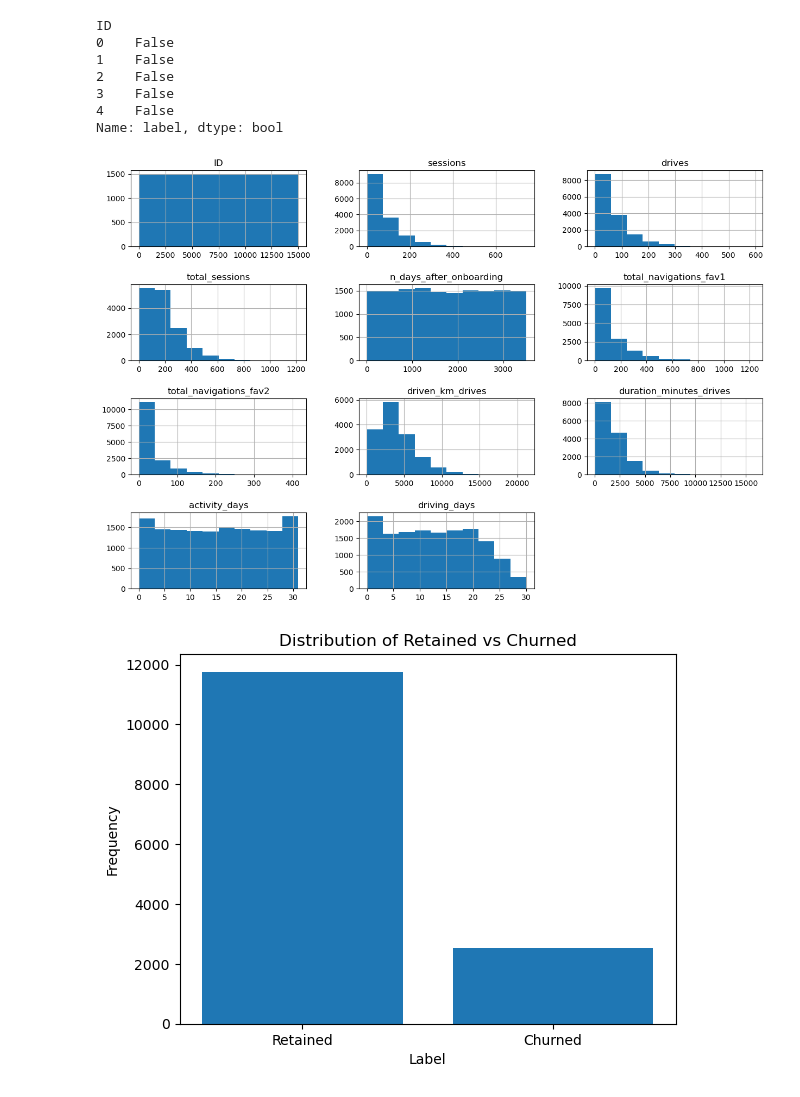
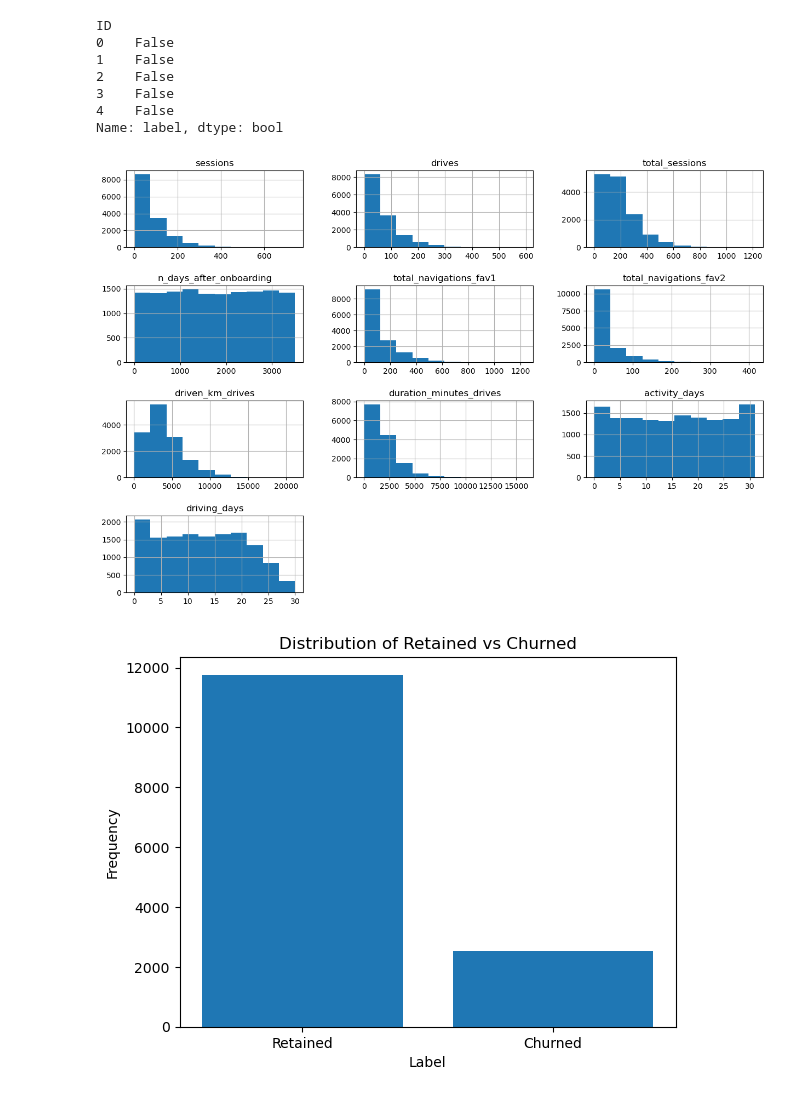
Before and after one commit to amoutafian/waze_capstone, a Jupyter notebook: notebooks/18.2_data_wrangling.ipynb, the cells around one changed output. Cells and saved outputs as stored; diff of their text form; code cells hidden in the pictures.

Commit message:
exported cleaned csv

```diff
--- a/notebooks/18.2_data_wrangling.ipynb
+++ b/notebooks/18.2_data_wrangling.ipynb
@@ -121,3 +122,8 @@ Column datatypes seem reasonable. The 'label' column, the focus of our predictio
 #Make 'ID' column the index
 
 df_indexed = waze_raw.set_index('ID')
+# %%
+#drop columns where 'label' column value is null.
+waze_cleaned = df_indexed.dropna(subset=['label'])
+
+waze_cleaned.head()
@@ -139,10 +175,10 @@ ID
 4    False
 Name: label, dtype: bool
 # %%
-waze_raw.hist(figsize=(15,10))
+waze_cleaned.hist(figsize=(15,10))
 plt.subplots_adjust(hspace=0.5);
 # %% [output]
-[figure, old version]
+[figure, new version]
 # %%
 
 # Count the number of True (Retained) and False (Churned)
```
Also changed, not shown: parts of 5 cells of this notebook, 1 other file.
